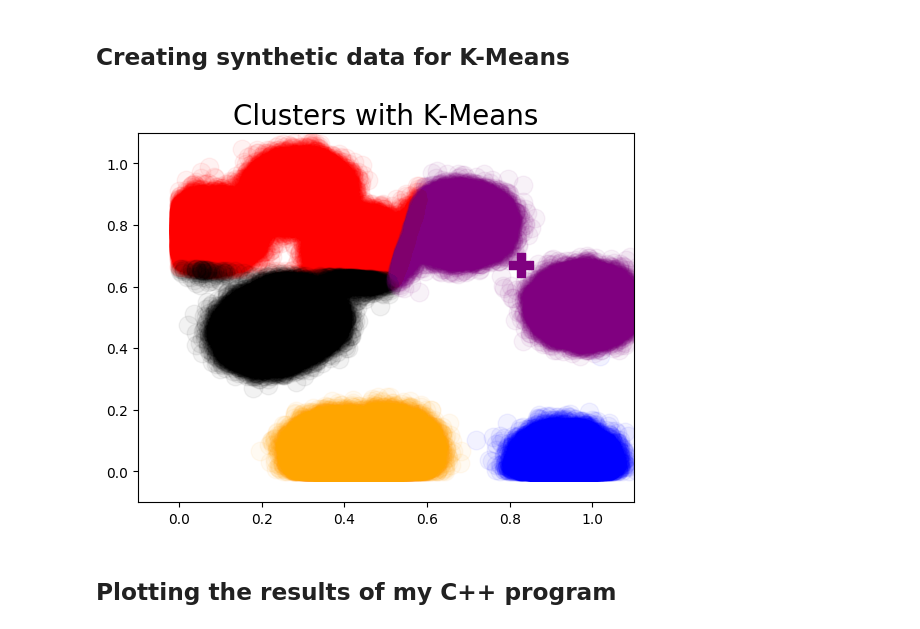
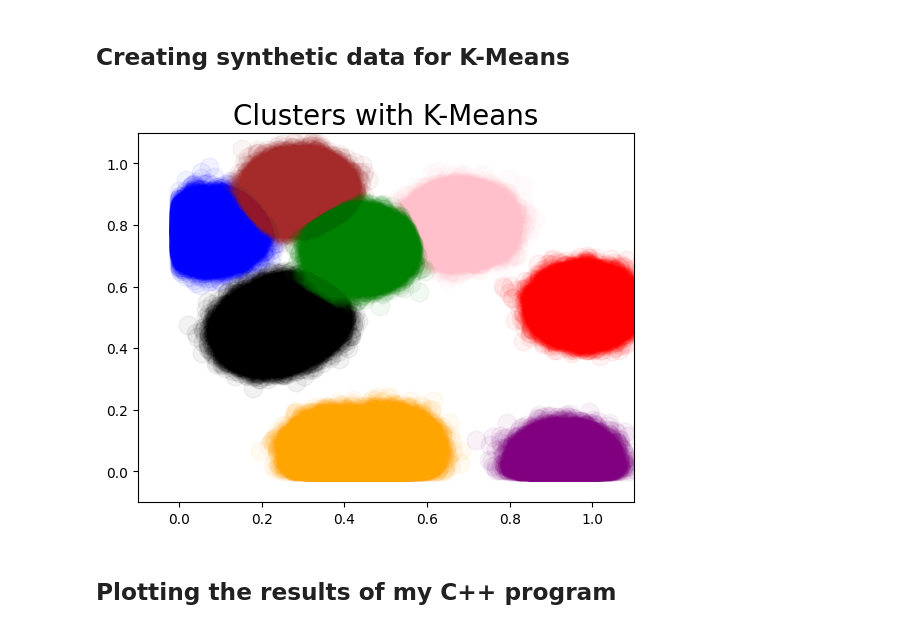
Before and after one commit to Palazrak/paralell_clustering, a Jupyter notebook: synthetic_clusters.ipynb, the cells around one changed output. Drawn from its saved outputs; the diff is of its cells as text; code cells hidden in the pictures.

```diff
--- a/synthetic_clusters.ipynb
+++ b/synthetic_clusters.ipynb
@@ -9,7 +9,7 @@ import numpy as np
 
 # list_n_points = [100000, 200000, 300000, 400000, 600000, 800000, 1000000]
 # Indicate the number of points
-n_points = 1000000
+n_points = 980000
 # randomly generating data points and noise
 points, y_true = make_blobs(n_samples=n_points,
                             centers=10,
@@ -26,36 +26,36 @@ np.savetxt(str(n_points)+"_data.csv", points, delimiter=",",  fmt="%.3f")
 # creating a dataframe
 
 points_df = pd.DataFrame()
 points_df["x"] = points[:, 0]
 points_df["y"] = points[:, 1]
 
-clusters = 5
+clusters = 8
 # clustering with kmeans
 kmeans = KMeans(n_clusters=clusters).fit(points)
 
 points_df["cluster"] = kmeans.labels_
 
 
 # Plotting clusters
 
 
-colors = ["red", "blue", "orange", "black", "purple", "pink", "brown"]
+colors = ["red", "blue", "orange", "black", "purple", "pink", "brown", "green"]
 
 for cluster in range(clusters):
     plt.scatter(points_df[points_df["cluster"] == cluster]["x"],
                 points_df[points_df["cluster"] == cluster]["y"],
                 marker="o", s=180, color=colors[cluster], alpha=0.05)
 
     plt.scatter(kmeans.cluster_centers_[cluster][0],
                 kmeans.cluster_centers_[cluster][1],
                 marker="P", s=280, color=colors[cluster])
 
 plt.title("Clusters with K-Means", fontsize=20)
 plt.xlim(-0.1, 1.1)
 plt.ylim(-0.1, 1.1)
 plt.show()
 # %% [output]
-[figure, old version]
+[figure, new version]
 # %% [markdown]
 ## Plotting the results of my C++ program
 # %%
```
Also changed, not shown: parts of 1 cell of this notebook, 1 other file.
